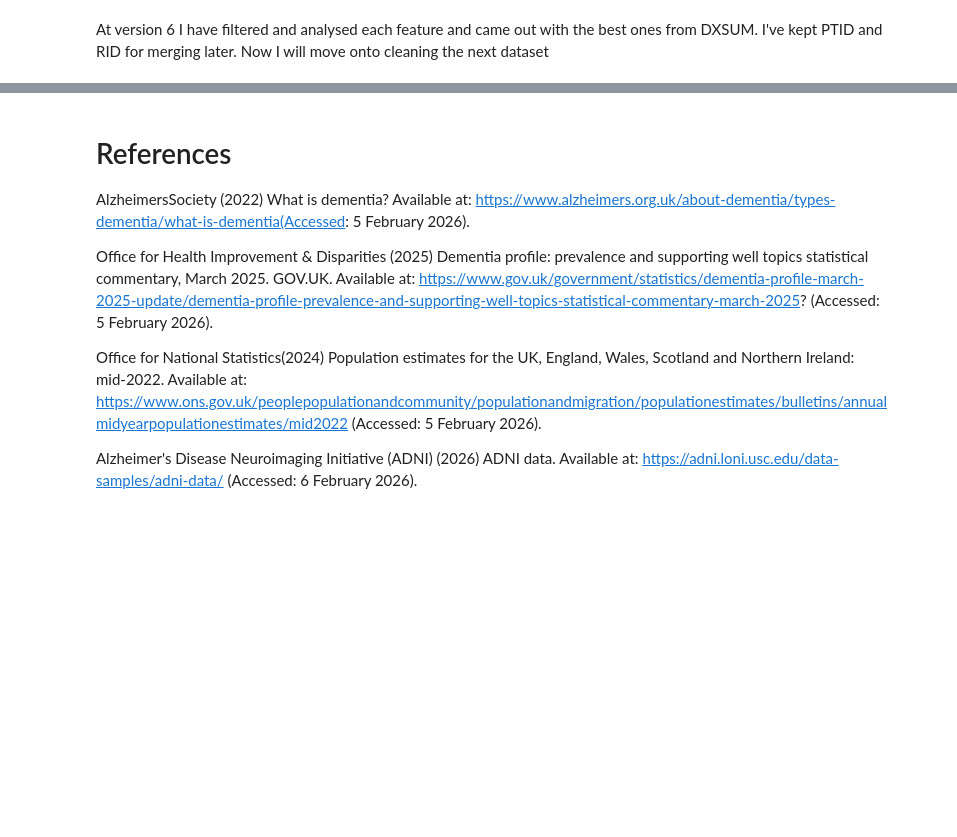
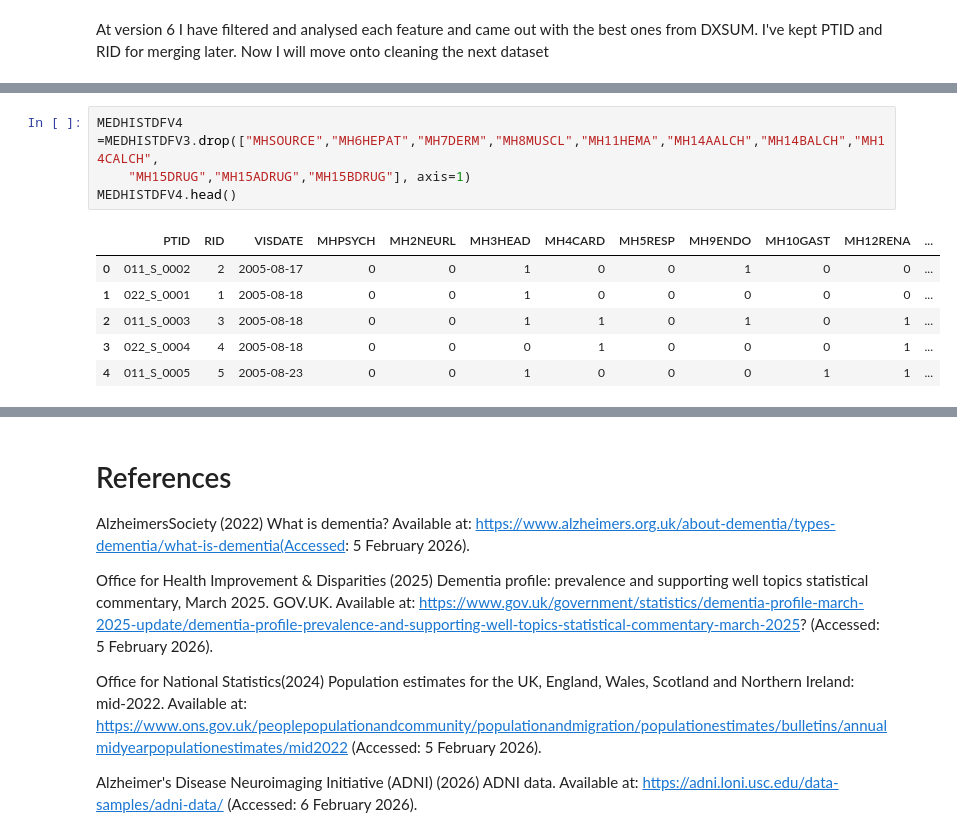
Before and after one commit to Unbreakable60000/DementiaDetection, a Jupyter notebook: model.ipynb, the cells around one changed output, grey strips where cells are left out. Drawn from its saved outputs; the diff is of its cells as text; blank space fills up the shorter version.

```diff
--- a/model.ipynb
+++ b/model.ipynb
@@ -718,0 +957,11 @@ At version 6 I have filtered and analysed each feature and came out with the bes
+# %%
+MEDHISTDFV4 =MEDHISTDFV3.drop(["MHSOURCE","MH6HEPAT","MH7DERM","MH8MUSCL","MH11HEMA","MH14AALCH","MH14BALCH","MH14CALCH",
+    "MH15DRUG","MH15ADRUG","MH15BDRUG"], axis=1)
+MEDHISTDFV4.head()
+# %% [output]
+|  | PTID | RID | VISDATE | MHPSYCH | MH2NEURL | MH3HEAD | MH4CARD | MH5RESP | MH9ENDO | MH10GAST | MH12RENA | ... |
+| 0 | 011_S_0002 | 2 | 2005-08-17 | 0 | 0 | 1 | 0 | 0 | 1 | 0 | 0 | ... |
+| 1 | 022_S_0001 | 1 | 2005-08-18 | 0 | 0 | 1 | 0 | 0 | 0 | 0 | 0 | ... |
+| 2 | 011_S_0003 | 3 | 2005-08-18 | 0 | 0 | 1 | 1 | 0 | 1 | 0 | 1 | ... |
+| 3 | 022_S_0004 | 4 | 2005-08-18 | 0 | 0 | 0 | 1 | 0 | 0 | 0 | 1 | ... |
+| 4 | 011_S_0005 | 5 | 2005-08-23 | 0 | 0 | 1 | 0 | 0 | 0 | 1 | 1 | ... |
```
Also changed, not shown: parts of 29 cells of this notebook.
